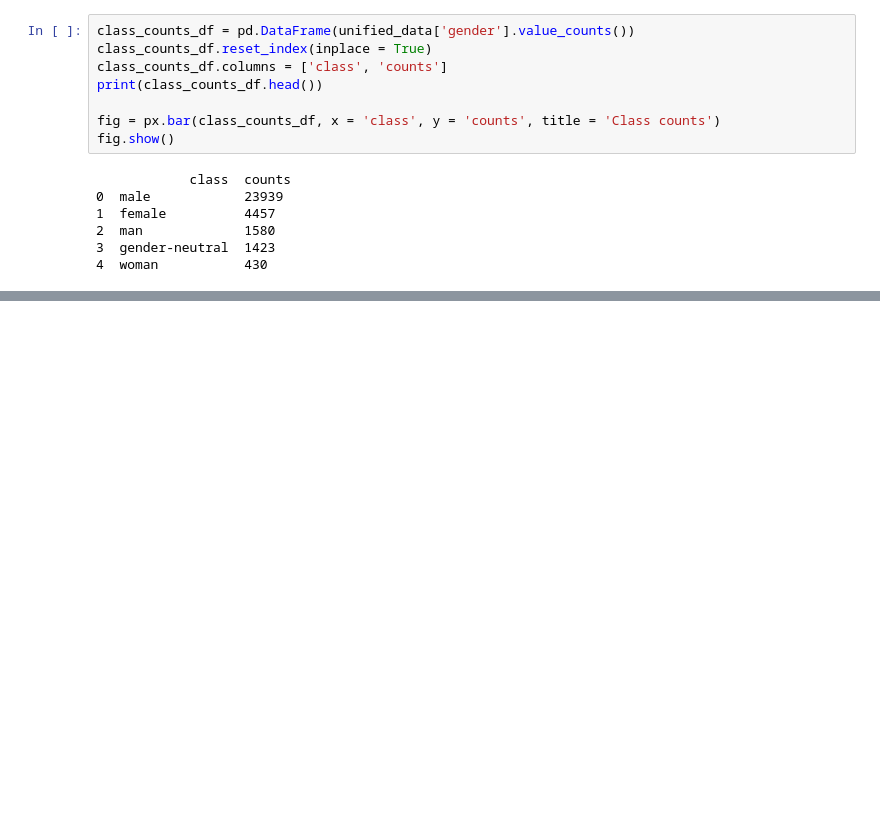
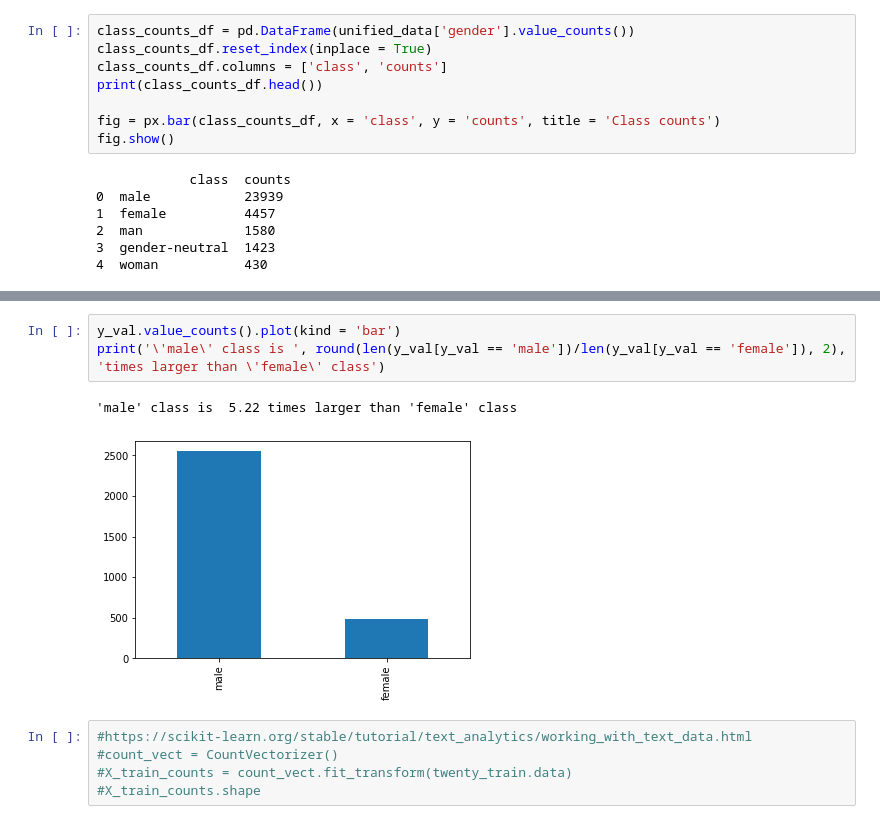
Before and after one commit to Wojciech-Skarbek-K/groupA-backend, a Jupyter notebook: data_load_clean_eda.ipynb, the cells around one changed output, grey strips where cells are left out. Saved outputs shown, nothing was run; the diff lists cells and outputs as text; blank space fills up the shorter version.

```diff
--- a/data_load_clean_eda.ipynb
+++ b/data_load_clean_eda.ipynb
@@ -225,0 +345,11 @@ AC:
+# %%
+y_val.value_counts().plot(kind = 'bar')
+print('\'male\' class is ', round(len(y_val[y_val == 'male'])/len(y_val[y_val == 'female']), 2), 'times larger than \'female\' class')
+# %% [output]
+'male' class is  5.22 times larger than 'female' class
+[figure, added]
+# %%
+#https://scikit-learn.org/stable/tutorial/text_analytics/working_with_text_data.html
+#count_vect = CountVectorizer()
+#X_train_counts = count_vect.fit_transform(twenty_train.data)
+#X_train_counts.shape
```
Also changed, not shown: parts of 25 cells of this notebook.
